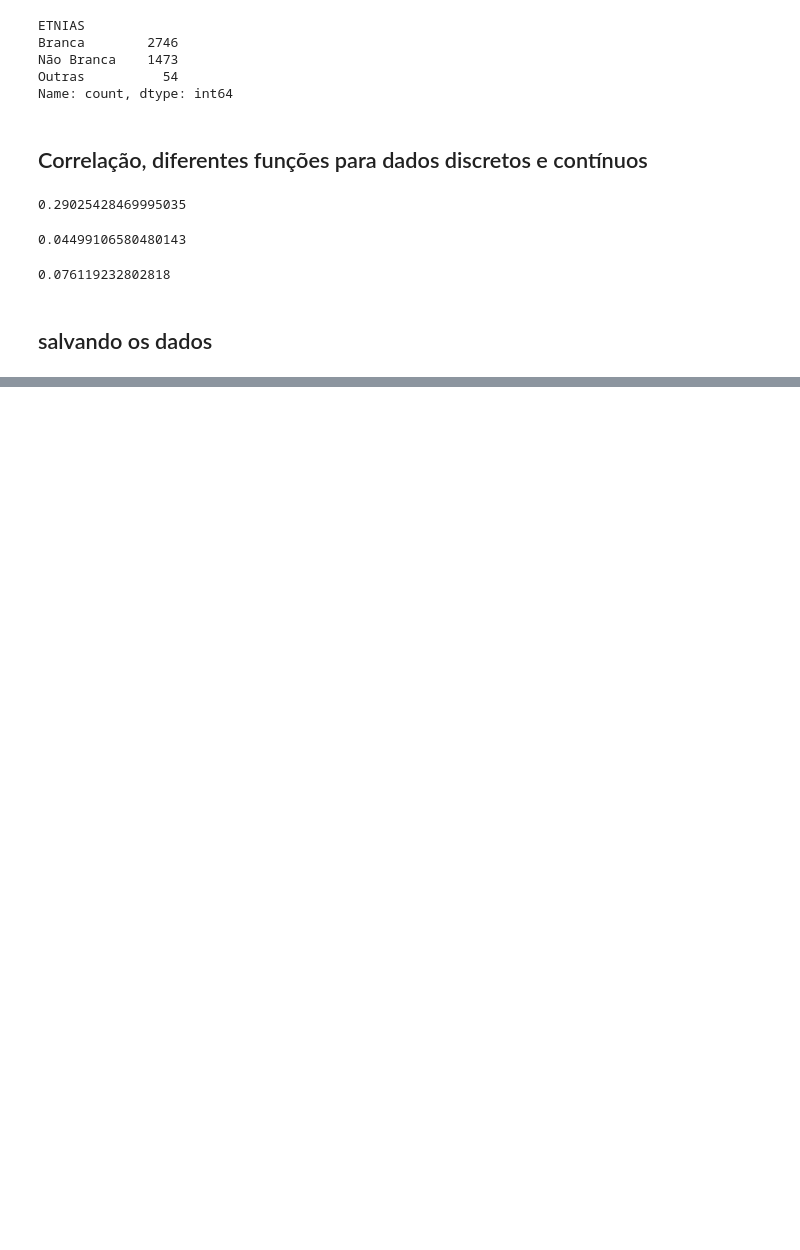
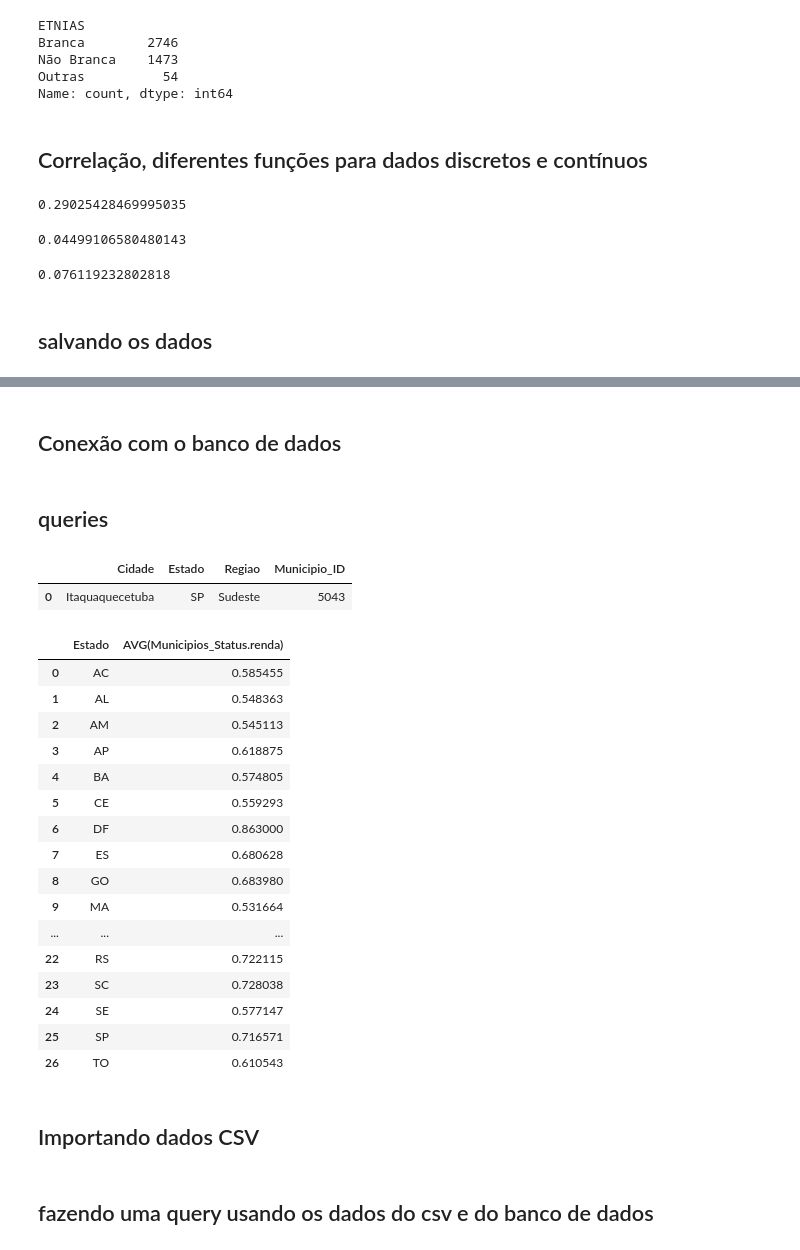
Before and after one commit to RSAmanda/PrograMaria-Eu-Programo-Analise-de-dados, a Jupyter notebook: Conteudo.ipynb, the cells around one changed output, grey strips where cells are left out. Drawn from its saved outputs; the diff is of its cells as text; code cells hidden in the pictures; blank space fills up the shorter version.

```diff
--- a/Conteudo.ipynb
+++ b/Conteudo.ipynb
@@ -669,0 +676,6 @@ dados.to_csv('arquivos_conteudo/analise_dados.csv', index=False)
+# %% [markdown]
+## Conexão com o banco de dados
+# %%
+conexao = sqlite3.connect('Modulo_6\status_brasil')
+# %% [markdown]
+## queries
@@ -669,0 +684,34 @@ dados.to_csv('arquivos_conteudo/analise_dados.csv', index=False)
+# %%
+pd.read_sql(query, con=conexao)
+# %% [output]
+|  | Cidade | Estado | Regiao | Municipio_ID |
+| 0 | Itaquaquecetuba | SP | Sudeste | 5043 |
+# %%
+query = '''
+SELECT municipios_brasileiros.Estado, AVG(Municipios_Status.renda)
+FROM municipios_brasileiros
+INNER JOIN Municipios_Status ON municipios_brasileiros.municipio_ID = Municipios_Status.municipio_ID
+GROUP BY municipios_brasileiros.Estado;
+'''
+# %%
+pd.read_sql(query, con=conexao)
+# %% [output]
+|  | Estado | AVG(Municipios_Status.renda) |
+| 0 | AC | 0.585455 |
+| 1 | AL | 0.548363 |
+| 2 | AM | 0.545113 |
+| 3 | AP | 0.618875 |
+| 4 | BA | 0.574805 |
+| 5 | CE | 0.559293 |
+| 6 | DF | 0.863000 |
+| 7 | ES | 0.680628 |
+| 8 | GO | 0.683980 |
+| 9 | MA | 0.531664 |
+| ... | ... | ... |
+| 22 | RS | 0.722115 |
+| 23 | SC | 0.728038 |
+| 24 | SE | 0.577147 |
+| 25 | SP | 0.716571 |
+| 26 | TO | 0.610543 |
+# %% [markdown]
+## Importando dados CSV
@@ -669,0 +722,2 @@ dados.to_csv('arquivos_conteudo/analise_dados.csv', index=False)
+# %% [markdown]
+## fazendo uma query usando os dados do csv e do banco de dados
```
Also changed, not shown: parts of 20 cells of this notebook, 5 other files.
